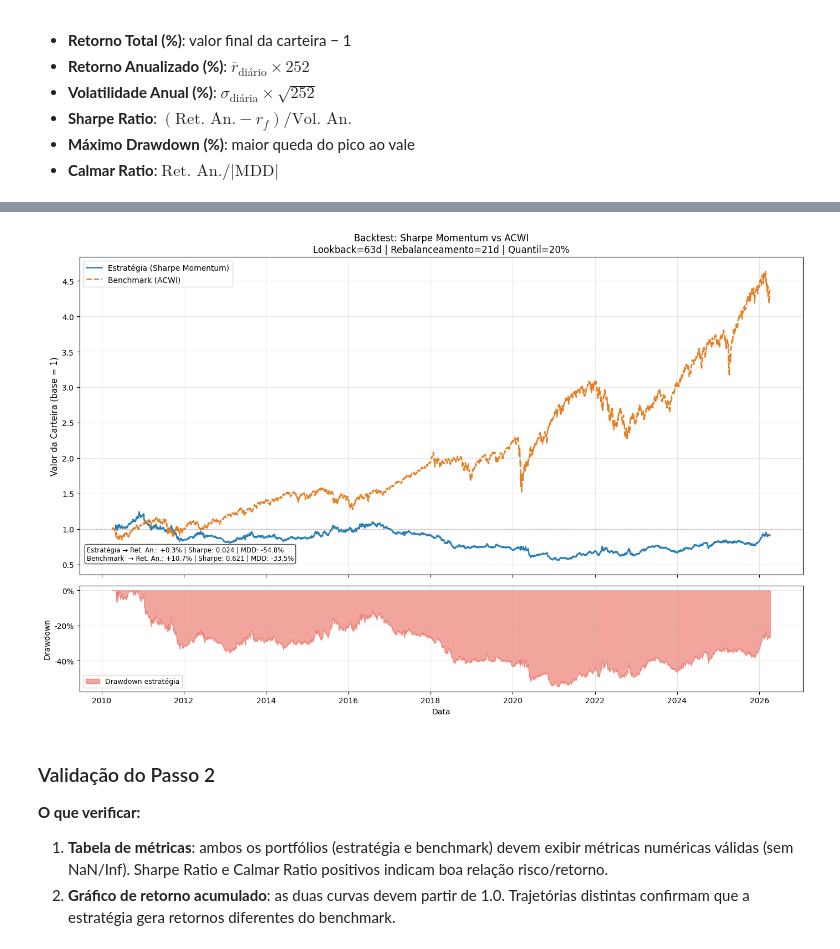
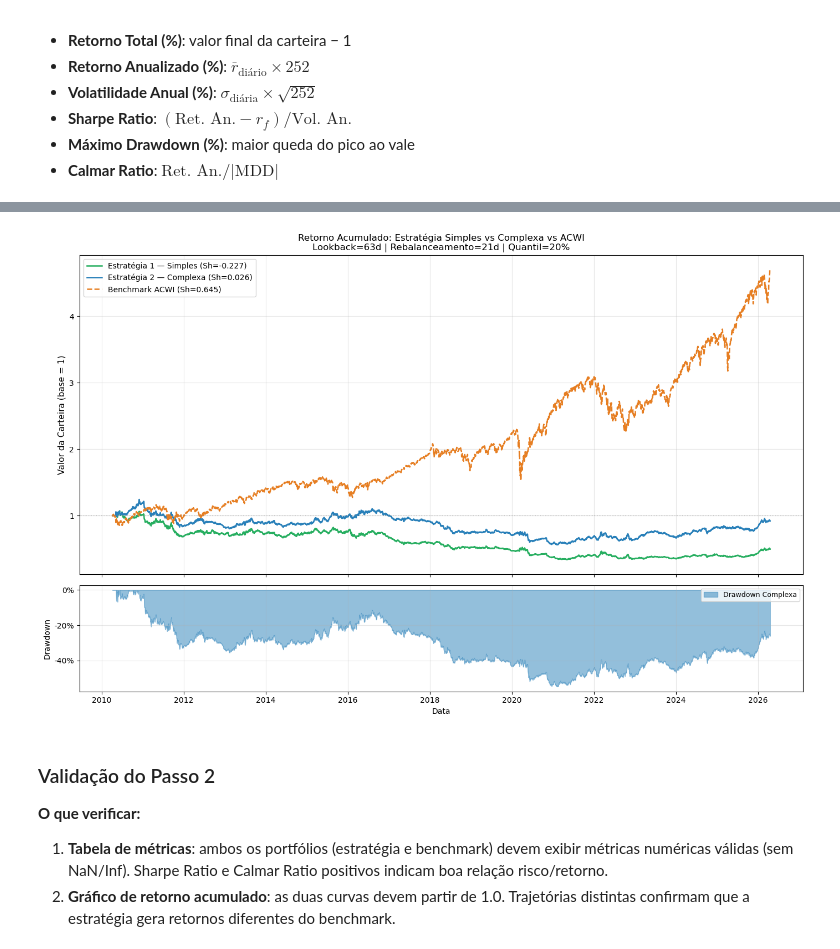
Before and after one commit to tomasmiele/etf_strategy, a Jupyter notebook: strategy.ipynb, the cells around one changed output, grey strips where cells are left out. Cells and saved outputs as stored; diff of their text form; code cells hidden in the pictures.

Commit message:
added simple strategy

```diff
--- a/strategy.ipynb
+++ b/strategy.ipynb
@@ -76,10 +49,27 @@ QUANTILE   = 0.20  # proporção de ativos por perna (top/bottom 20%)
 MIN_COVERAGE = 0.80
 etfs_clean   = etfs.dropna(thresh=int(MIN_COVERAGE * len(etfs)), axis=1)
 
+# ── Parâmetros da grade de sensibilidade ──────────────────────────────────────
+lookback_grid = [21, 42, 63, 126, 252]
+rebal_grid    = [5, 10, 21]
+
+# ── Sub-períodos para análise temporal ────────────────────────────────────────
+sub_periodos = {
+    "Pré-COVID\n(2010–2019)":  ("2010-01-01", "2019-12-31"),
+    "COVID\n(2020–2021)":      ("2020-01-01", "2021-12-31"),
+    "Pós-COVID\n(2022–hoje)":  ("2022-01-01", yesterday),
+}
+
+# ── Série de benchmark (ACWI) — disponível desde o início ─────────────────────
+bmark_series = benchmark.squeeze()
+if isinstance(bmark_series, pd.DataFrame):
+    bmark_series = bmark_series.iloc[:, 0]
+
 print(f"ETFs no universo (após limpeza): {etfs_clean.shape[1]}")
 print(f"Período dos dados: {etfs_clean.index[0].date()} → {etfs_clean.index[-1].date()}")
 print(f"Dias úteis disponíveis: {len(etfs_clean)}")
 print(f"\nETFs no universo:\n  {sorted(etfs_clean.columns.tolist())}")
 print(f"\nParâmetros base → Lookback: {LOOKBACK}d | Rebalanceamento: {REBAL_FREQ}d | Quantil: {int(QUANTILE*100)}%")
+print(f"Grade de sensibilidade → Lookbacks: {lookback_grid} | Rebalanceamentos: {rebal_grid}")
 # %% [output]
 ETFs no universo (após limpeza): 20
@@ -429,62 +800,52 @@ Parâmetros: Lookback=63d | Rebalanceamento=21d | Quantil=20%
 # %%
 fig, axes = plt.subplots(
     2, 1, figsize=(14, 9),
     gridspec_kw={"height_ratios": [3, 1]},
     sharex=True
 )
 
+# ── Alinha todas as séries ao mesmo índice ─────────────────────────────────────
+common_idx     = port_aligned.index.intersection(simple_port_returns.index)
+cumret_port    = (1 + port_aligned.reindex(common_idx)).cumprod()
+cumret_simple  = (1 + simple_port_returns.reindex(common_idx)).cumprod()
+cumret_bmark   = (1 + bmark_returns.reindex(common_idx).fillna(0)).cumprod()
+
 # ── Subplot 1: Retorno acumulado ───────────────────────────────────────────────
-cumret_port  = (1 + port_aligned).cumprod()
-cumret_bmark = (1 + bmark_returns.dropna()).cumprod()
-cumret_bmark = cumret_bmark.reindex(cumret_port.index)
-
-axes[0].plot(cumret_port.index,  cumret_port.values,
-             label="Estratégia (Sharpe Momentum)", color="#2980b9", linewidth=1.8)
+axes[0].plot(cumret_simple.index, cumret_simple.values,
+             label=f"Estratégia 1 — Simples (Sh={simple_metrics['Sharpe Ratio']:.3f})",
+             color="#27ae60", linewidth=1.8)
+axes[0].plot(cumret_port.index, cumret_port.values,
+             label=f"Estratégia 2 — Complexa (Sh={metrics['Sharpe Ratio']:.3f})",
+             color="#2980b9", linewidth=1.8)
 axes[0].plot(cumret_bmark.index, cumret_bmark.values,
-             label="Benchmark (ACWI)",              color="#e67e22", linewidth=1.8, linestyle="--")
+             label=f"Benchmark ACWI (Sh={bmark_metrics['Sharpe Ratio']:.3f})",
+             color="#e67e22", linewidth=1.8, linestyle="--")
 axes[0].axhline(1, color="grey", linewidth=0.8, linestyle=":", alpha=0.7)
 axes[0].set_ylabel("Valor da Carteira (base = 1)", fontsize=11)
 axes[0].set_title(
-    f"Backtest: Sharpe Momentum vs ACWI\n"
+    "Retorno Acumulado: Estratégia Simples vs Complexa vs ACWI\n"
     f"Lookback={LOOKBACK}d | Rebalanceamento={REBAL_FREQ}d | Quantil={int(QUANTILE*100)}%",
     fontsize=12
 )
 axes[0].legend(fontsize=10)
 axes[0].grid(alpha=0.3)
 
-# Anotações de métricas no gráfico
-txt_estrategia = (
-    f"Estratégia → Ret. An.: {metrics['Retorno Anualizado (%)']:+.1f}% | "
-    f"Sharpe: {metrics['Sharpe Ratio']:.3f} | MDD: {metrics['Máximo Drawdown (%)']:.1f}%"
-)
-txt_benchmark  = (
-    f"Benchmark  → Ret. An.: {bmark_metrics['Retorno Anualizado (%)']:+.1f}% | "
-    f"Sharpe: {bmark_metrics['Sharpe Ratio']:.3f} | MDD: {bmark_metrics['Máximo Drawdown (%)']:.1f}%"
-)
-axes[0].text(
-    0.01, 0.04, txt_estrategia + "\n" + txt_benchmark,
-    transform=axes[0].transAxes, fontsize=8.5,
-    verticalalignment="bottom", bbox=dict(boxstyle="round,pad=0.3", facecolor="white", alpha=0.7)
-)
-
-# ── Subplot 2: Drawdown da estratégia ─────────────────────────────────────────
+# ── Subplot 2: Drawdown da estratégia complexa ────────────────────────────────
 rolling_max   = cumret_port.cummax()
 drawdown_port = (cumret_port / rolling_max) - 1
 
-axes[1].fill_between(
-    drawdown_port.index, drawdown_port.values, 0,
-    color="#e74c3c", alpha=0.5, label="Drawdown estratégia"
-)
+axes[1].fill_between(drawdown_port.index, drawdown_port.values, 0,
+                     color="#2980b9", alpha=0.5, label="Drawdown Complexa")
 axes[1].set_ylabel("Drawdown", fontsize=10)
 axes[1].set_xlabel("Data", fontsize=10)
 axes[1].legend(fontsize=9)
 axes[1].grid(alpha=0.3)
 axes[1].yaxis.set_major_formatter(plt.FuncFormatter(lambda y, _: f"{y:.0%}"))
 
 plt.tight_layout()
 plt.show()
 # %% [output]
-[figure, old version]
+[figure, new version]
 # %% [markdown]
 ### Validação do Passo 2
 
```
Also changed, not shown: parts of 25 cells of this notebook.
